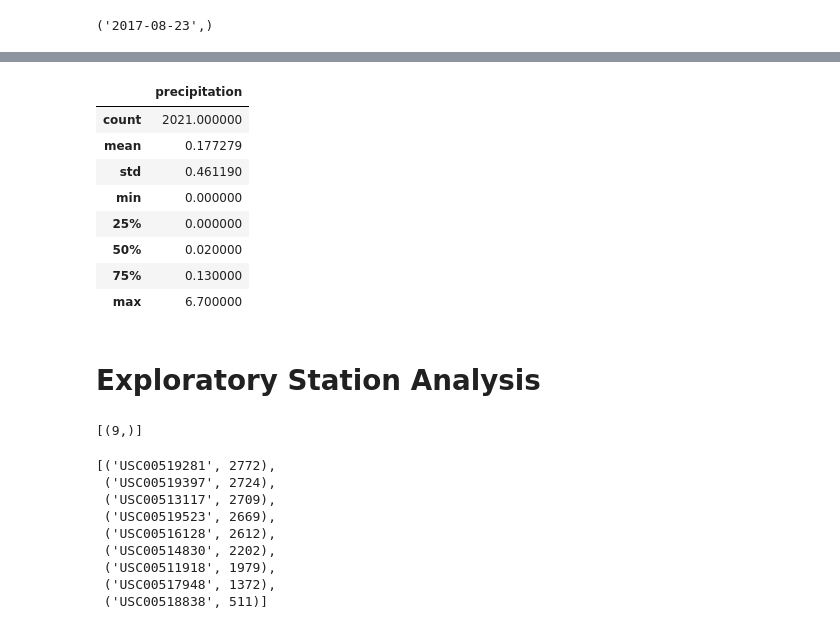
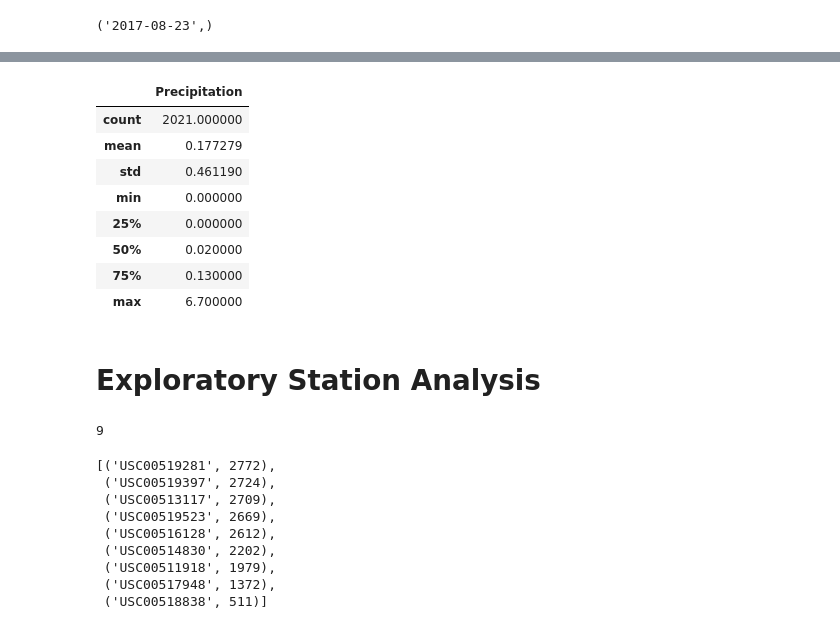
Before and after one commit to JaredWillson/sqlalchemy_climate, a Jupyter notebook: SurfsUp/climate_starter.ipynb, the cells around one changed output, grey strips where cells are left out. Saved outputs shown, nothing was run; the diff lists cells and outputs as text; code cells hidden in the pictures.

Commit message:
Additional Analysis Up To Temperatures

```diff
--- a/SurfsUp/climate_starter.ipynb
+++ b/SurfsUp/climate_starter.ipynb
@@ -53,7 +55,7 @@ last_data = dt.datetime.strptime(session.query(measurement).\
                                  first().date, "%Y-%m-%d")
 
 # Calculate the date one year from the last date in data set.
-year_ago = last_data - dt.timedelta(days=365)
+year_ago = last_data - dt.timedelta(days=366)
 
 # Perform a query to retrieve the data and precipitation scores
 
@@ -63,23 +65,44 @@ year_ago = last_data - dt.timedelta(days=365)
 # supposed to sum the data for any given date? Or use an average of the
 # different stations collecitng data? I'm not sure it's meaningful to just
 # add up all the different data by date. For now, though, let's do that
-# and assume that we are going to first plot precipitation across all locations
-# summed together.
+# and assume that we are going to plot and assume that the date sorting will
+# take care of the required grouping.
 #
 # The second issue is that, from examining the data set using a SQL browser,
 # There are a few rows with NA values for precipitation, so we are going to
 # need to do some data quality work to clean those up before we try to plot
 # them.
+# ----------------------------------------------------------------------#
 
-full_year = session.query(measurement.id, measurement.station, measurement.date, measurement.prcp, measurement.tobs).filter(measurement.date > year_ago).filter(measurement.date <= last_data).all()
+full_year = session.query(measurement.id,
+                          measurement.station,
+                          measurement.date,
+                          measurement.prcp,
+                          measurement.tobs).\
+                            filter(measurement.date > year_ago).all()
 
 # Save the query results as a Pandas DataFrame. Explicitly set the column names
-columns = ['id', 'station', 'date', 'prcp', 'tobs']
-precip_df = pd.DataFrame(data=full_year, columns=columns)
-precip_df.set_index('id', drop=True, inplace=True)
+columns = ['ID', 'Station', 'Date', 'Precipitation', 'Temperatures']
+measurements_df = pd.DataFrame(data=full_year, columns=columns)
+measurements_df.set_index('ID', drop=True, inplace=True)
+measurements_df = measurements_df.dropna()
 
 # Sort the dataframe by date
+measurements_df = measurements_df.sort_values(by=['Date'], ascending=True)
+measurements_df['Date'] = pd.to_datetime(measurements_df['Date'])
+
+# Use Pandas Plotting with Matplotlib to plot the data
+# First, we need to down-select to just the data we need, meaning the date and the
+# precipitation numbers.
+precip_df = measurements_df[['Date','Precipitation']]
+precip_df.set_index('Date', drop=True, inplace=True)
+# ax = precip_df.plot(kind='bar')
+ax = precip_df.plot(x_compat=True)
+ax.tick_params(axis='x', labelrotation=90)
+ax.set_ylabel("Inches")
+legend = ax.legend(loc='upper center')
 
 
-# Use Pandas Plotting with Matplotlib to plot the data
+plt.show()
+plt.tight_layout()
 # %% [output]
@@ -113,7 +111,9 @@ Text(0, 0.5, 'Inches')
 # %%
 # Use Pandas to calculate the summary statistics for the precipitation data
+summary_df = precip_df[['Precipitation']]
+summary_df.describe()
 # %% [output]
-|  | precipitation |
+|  | Precipitation |
 | count | 2021.000000 |
 | mean | 0.177279 |
 | std | 0.461190 |
@@ -126,8 +126,9 @@ Text(0, 0.5, 'Inches')
 # Exploratory Station Analysis
 # %%
 # Design a query to calculate the total number of stations in the dataset
+session.query(station.station).distinct().count()
 # %% [output]
-[(9,)]
+9
 # %%
 # Design a query to find the most active stations (i.e. which stations have the most rows?)
 # List the stations and their counts in descending order.
```
Also changed, not shown: parts of 5 cells of this notebook.
